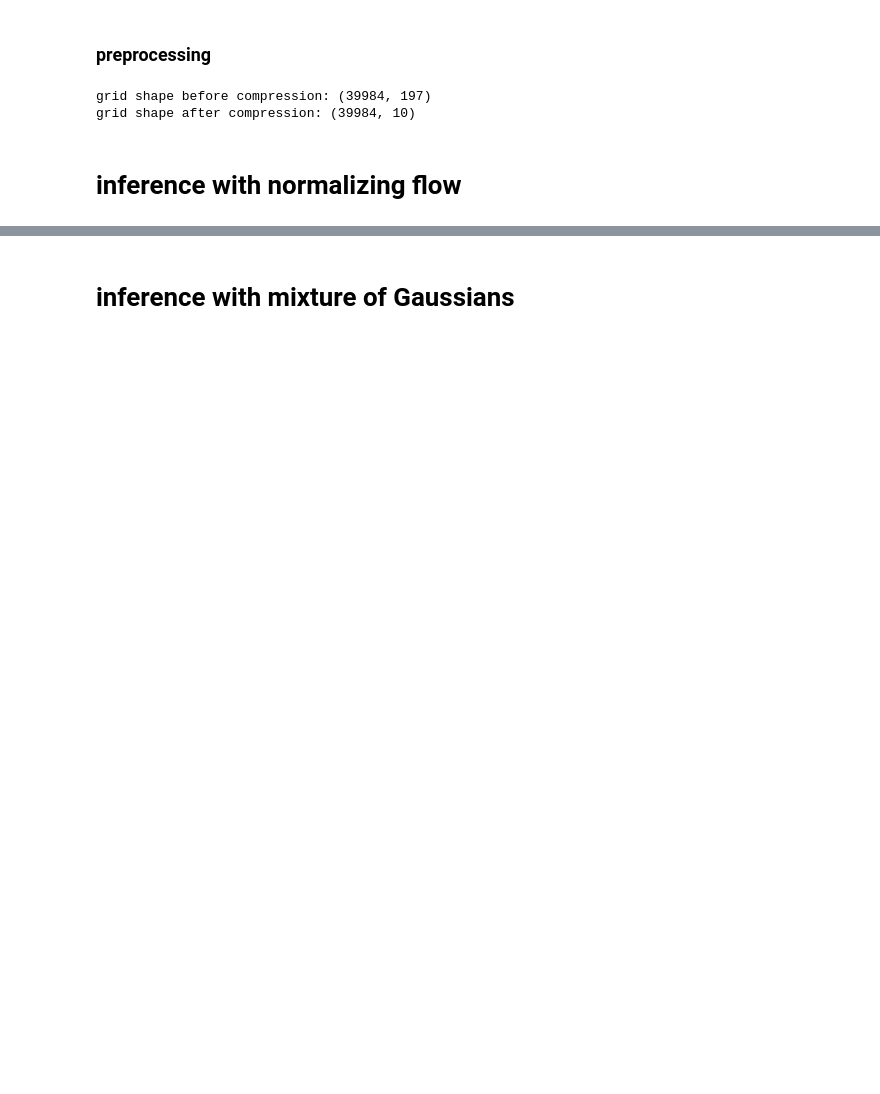
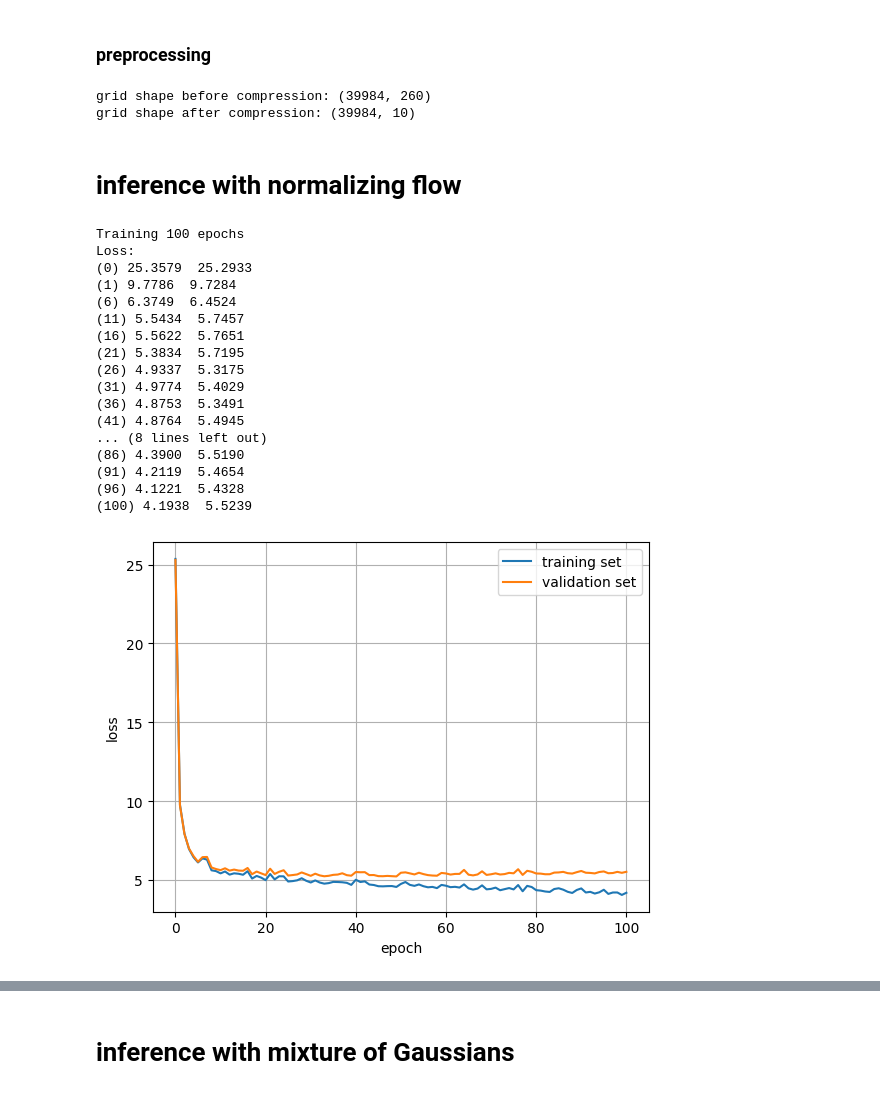
Before and after one commit to des-science/multiprobe-simulation-inference, a Jupyter notebook: notebooks/miscellaneous/power_spectra.ipynb, the cells around one changed output, grey strips where cells are left out. Saved outputs shown, nothing was run; the diff lists cells and outputs as text; code cells hidden in the pictures; blank space fills up the shorter version.

Commit message:
added normalizing flow

```diff
--- a/notebooks/miscellaneous/power_spectra.ipynb
+++ b/notebooks/miscellaneous/power_spectra.ipynb
@@ -281,13 +295,8 @@ scaler = StandardScaler()
 grid_standard_cls = scaler.fit_transform(grid_cls)
 fidu_standard_cls = scaler.transform(fidu_cls)
 obs_standard_cls = scaler.transform(obs_cls)
-
-# fix dtype
-grid_compressed_cls = grid_compressed_cls.astype(np.float32)
-fidu_compressed_cls = fidu_compressed_cls.astype(np.float32)
-obs_compressed_cls = obs_compressed_cls.astype(np.float32)
 # %% [output]
-grid shape before compression: (39984, 197)
+grid shape before compression: (39984, 260)
 grid shape after compression: (39984, 10)
 # %% [markdown]
 # inference with normalizing flow
@@ -293,0 +307,61 @@ grid shape after compression: (39984, 10)
+# %%
+n_examples = flow_data.shape[0]
+n_summaries = flow_data.shape[1]
+summary_labels = [f"summary_{i}" for i in range(n_summaries)]
+
+# build data frame
+df_total = pd.DataFrame()
+
+for i, summary_label in enumerate(summary_labels):
+    df_total[summary_label] = flow_data[:,i]
+
+for i, param in enumerate(params):
+    df_total[param] = flow_conds[:,i]
+
+df_train, df_val = train_test_split(df_total, test_size=0.1)
+
+# repack the observation
+obs_df = pd.DataFrame([flow_obs[0]], columns=summary_labels)
+# %%
+latent = CentBeta13(input_dim=n_summaries, B=5)
+bijector = Chain(
+    ShiftBounds(jnp.array(df_total[summary_labels].min(axis=0)), jnp.array(df_total[summary_labels].max(axis=0)), B=4),
+    RollingSplineCoupling(n_summaries, B=5, n_conditions=n_params, hidden_dim=128),
+)
+
+flow = Flow(
+    data_columns=summary_labels,
+    conditional_columns=params,
+    latent=latent,
+    bijector=bijector,
+)
+
+# train
+loss_train, loss_val = flow.train(df_train, df_val, verbose=True, epochs=100)
+
+# plot
+fig, ax = plt.subplots()
+ax.plot(loss_train, label="training set")
+ax.plot(loss_val, label="validation set")
+ax.set(xlabel="epoch", ylabel="loss")
+ax.legend()
+ax.grid(True)
+# %% [output]
+Training 100 epochs
+Loss:
+(0) 25.3579  25.2933
+(1) 9.7786  9.7284
+(6) 6.3749  6.4524
+(11) 5.5434  5.7457
+(16) 5.5622  5.7651
+(21) 5.3834  5.7195
+(26) 4.9337  5.3175
+(31) 4.9774  5.4029
+(36) 4.8753  5.3491
+(41) 4.8764  5.4945
+... (8 lines left out)
+(86) 4.3900  5.5190
+(91) 4.2119  5.4654
+(96) 4.1221  5.4328
+(100) 4.1938  5.5239
+[figure, added]
```
Also changed, not shown: parts of 18 cells of this notebook, 1 other file.
